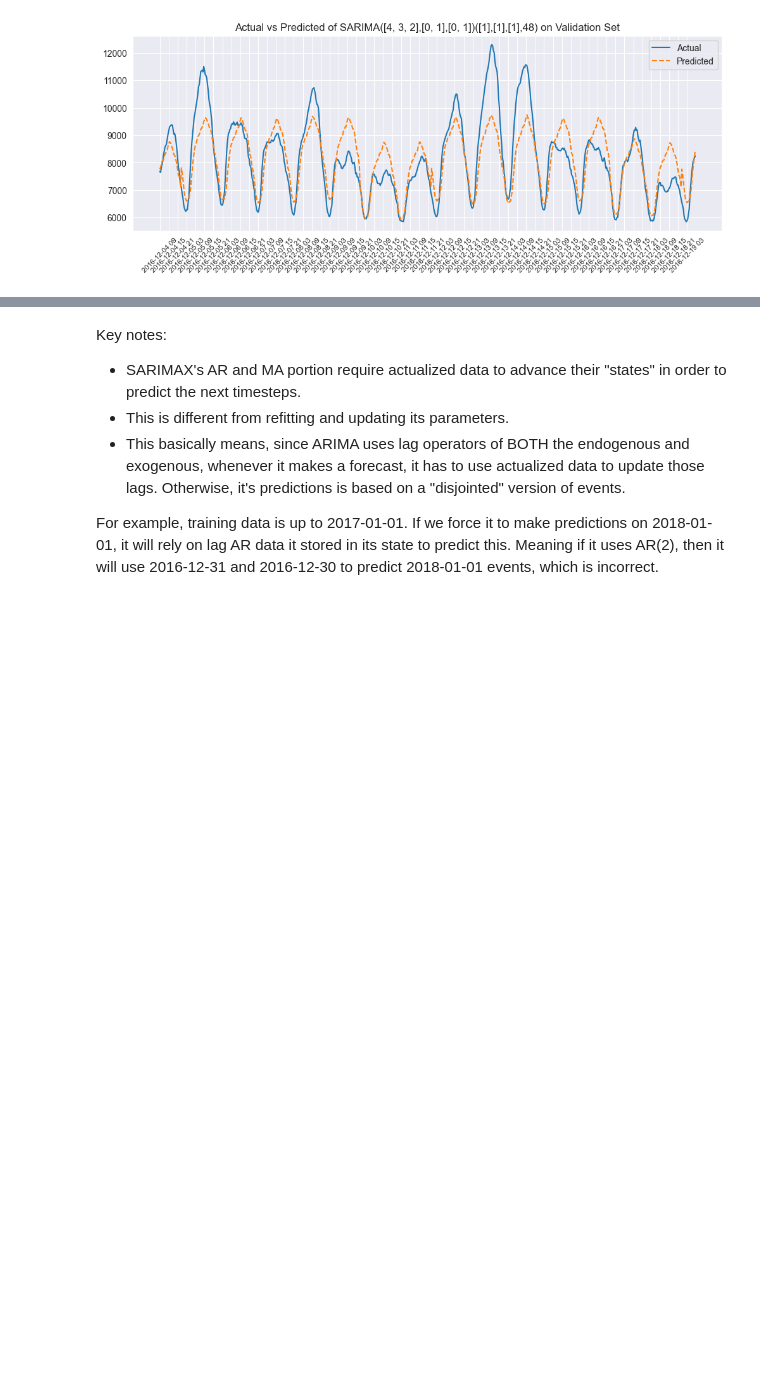
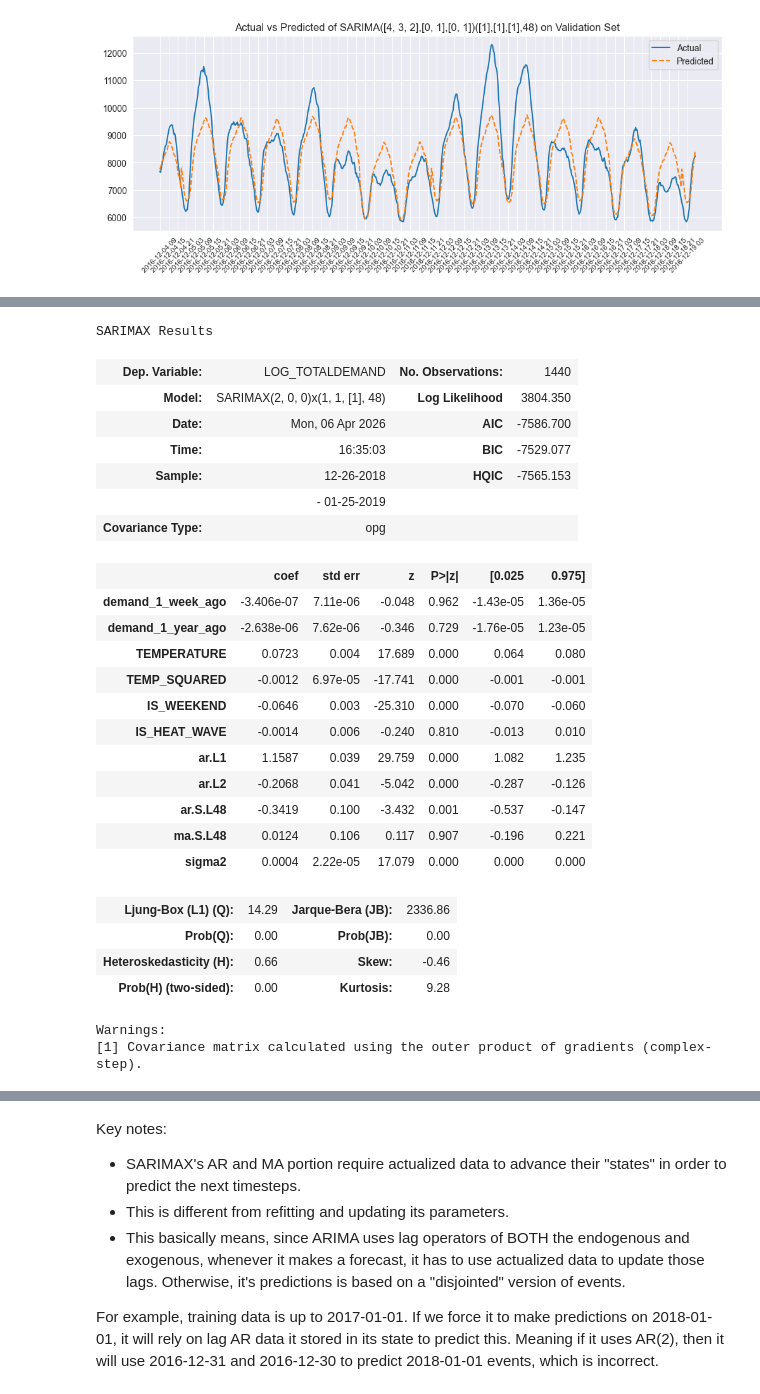
Before and after one commit to laukamkit/capstone_project_GroupA, a Jupyter notebook: src/eda_sarimax.ipynb, the cells around one changed output, grey strips where cells are left out. Saved outputs shown, nothing was run; the diff lists cells and outputs as text; code cells hidden in the pictures; blank space fills up the shorter version.

```diff
--- a/src/eda_sarimax.ipynb
+++ b/src/eda_sarimax.ipynb
@@ -546,2 +466,15 @@ KeyboardInterrupt:
 # %%
-all_predictions.shape
+order = (2,0,0)
+seasonal_order = (1,1,1,48)
+
+# train on training + validation
+train_val = pd.concat([train, validation])
+lookback_window = 1440 # 30 days of 30-minute data
+subset_train_val = train_val[-lookback_window:].copy()
+
+best_model_h_48 = SARIMAX(
+    subset_train_val['LOG_TOTALDEMAND'],
+    exog=subset_train_val[exog],
+    order=order,
+    seasonal_order=seasonal_order
+).fit(disp=False)
@@ -598,0 +504,29 @@ all_predictions.shape
+# %%
+best_model_h_48.summary()
+# %% [output]
+SARIMAX Results
+| Dep. Variable: | LOG_TOTALDEMAND | No. Observations: | 1440 |
+| Model: | SARIMAX(2, 0, 0)x(1, 1, [1], 48) | Log Likelihood | 3804.350 |
+| Date: | Mon, 06 Apr 2026 | AIC | -7586.700 |
+| Time: | 16:35:03 | BIC | -7529.077 |
+| Sample: | 12-26-2018 | HQIC | -7565.153 |
+|  | - 01-25-2019 |  |  |
+| Covariance Type: | opg |  |  |
+|  | coef | std err | z | P>|z| | [0.025 | 0.975] |
+| demand_1_week_ago | -3.406e-07 | 7.11e-06 | -0.048 | 0.962 | -1.43e-05 | 1.36e-05 |
+| demand_1_year_ago | -2.638e-06 | 7.62e-06 | -0.346 | 0.729 | -1.76e-05 | 1.23e-05 |
+| TEMPERATURE | 0.0723 | 0.004 | 17.689 | 0.000 | 0.064 | 0.080 |
+| TEMP_SQUARED | -0.0012 | 6.97e-05 | -17.741 | 0.000 | -0.001 | -0.001 |
+| IS_WEEKEND | -0.0646 | 0.003 | -25.310 | 0.000 | -0.070 | -0.060 |
+| IS_HEAT_WAVE | -0.0014 | 0.006 | -0.240 | 0.810 | -0.013 | 0.010 |
+| ar.L1 | 1.1587 | 0.039 | 29.759 | 0.000 | 1.082 | 1.235 |
+| ar.L2 | -0.2068 | 0.041 | -5.042 | 0.000 | -0.287 | -0.126 |
+| ar.S.L48 | -0.3419 | 0.100 | -3.432 | 0.001 | -0.537 | -0.147 |
+| ma.S.L48 | 0.0124 | 0.106 | 0.117 | 0.907 | -0.196 | 0.221 |
+| sigma2 | 0.0004 | 2.22e-05 | 17.079 | 0.000 | 0.000 | 0.000 |
+| Ljung-Box (L1) (Q): | 14.29 | Jarque-Bera (JB): | 2336.86 |
+| Prob(Q): | 0.00 | Prob(JB): | 0.00 |
+| Heteroskedasticity (H): | 0.66 | Skew: | -0.46 |
+| Prob(H) (two-sided): | 0.00 | Kurtosis: | 9.28 |
+Warnings:
+[1] Covariance matrix calculated using the outer product of gradients (complex-step).
```
Also changed, not shown: parts of 8 cells of this notebook.
